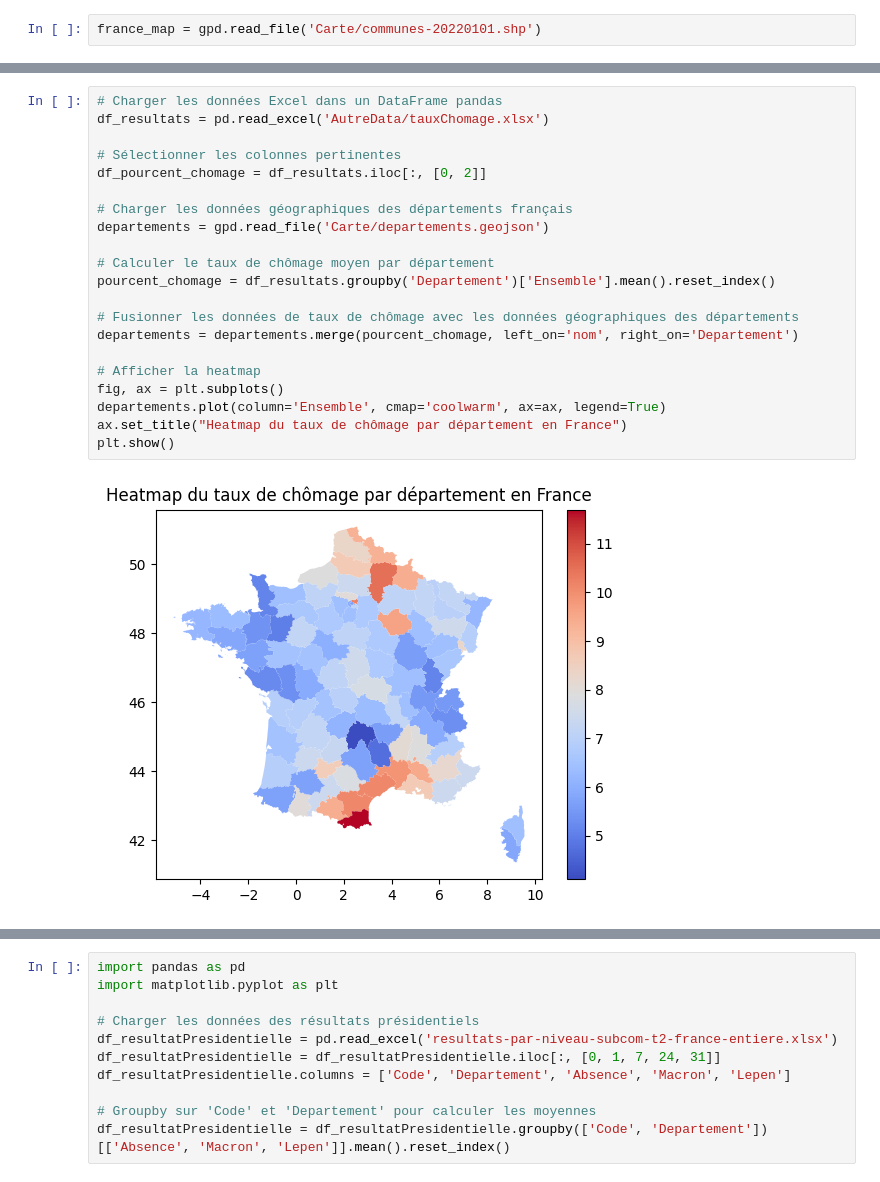
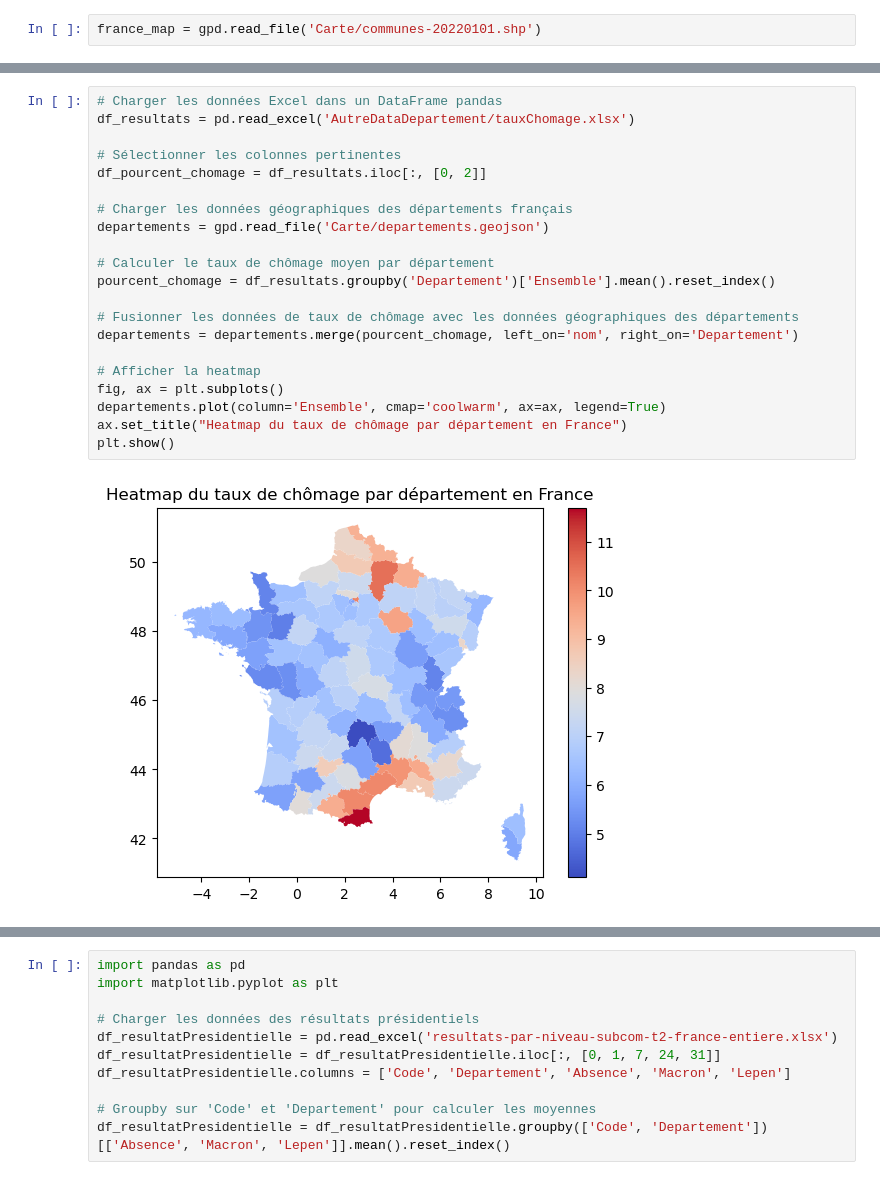
Before and after one commit to gabrielmariebrisson/MachineLearingElectionsPresidentielles, a Jupyter notebook: Main.ipynb, the cells around one changed output, grey strips where cells are left out. Drawn from its saved outputs; the diff is of its cells as text.

```diff
--- a/Main.ipynb
+++ b/Main.ipynb
@@ -537,25 +537,25 @@ plt.show()
 # %%
 # Charger les données Excel dans un DataFrame pandas
-df_resultats = pd.read_excel('AutreData/tauxChomage.xlsx')
+df_resultats = pd.read_excel('AutreDataDepartement/tauxChomage.xlsx')
 
 # Sélectionner les colonnes pertinentes
 df_pourcent_chomage = df_resultats.iloc[:, [0, 2]]
 
 # Charger les données géographiques des départements français
 departements = gpd.read_file('Carte/departements.geojson')
 
 # Calculer le taux de chômage moyen par département
 pourcent_chomage = df_resultats.groupby('Departement')['Ensemble'].mean().reset_index()
 
 # Fusionner les données de taux de chômage avec les données géographiques des départements
 departements = departements.merge(pourcent_chomage, left_on='nom', right_on='Departement')
 
 # Afficher la heatmap
 fig, ax = plt.subplots()
 departements.plot(column='Ensemble', cmap='coolwarm', ax=ax, legend=True)
 ax.set_title("Heatmap du taux de chômage par département en France")
 plt.show()
 # %% [output]
-[figure, old version]
+[figure, new version]
 # %%
 # Charger les données Excel dans un DataFrame pandas
```
Also changed, not shown: parts of 23 cells of this notebook.
